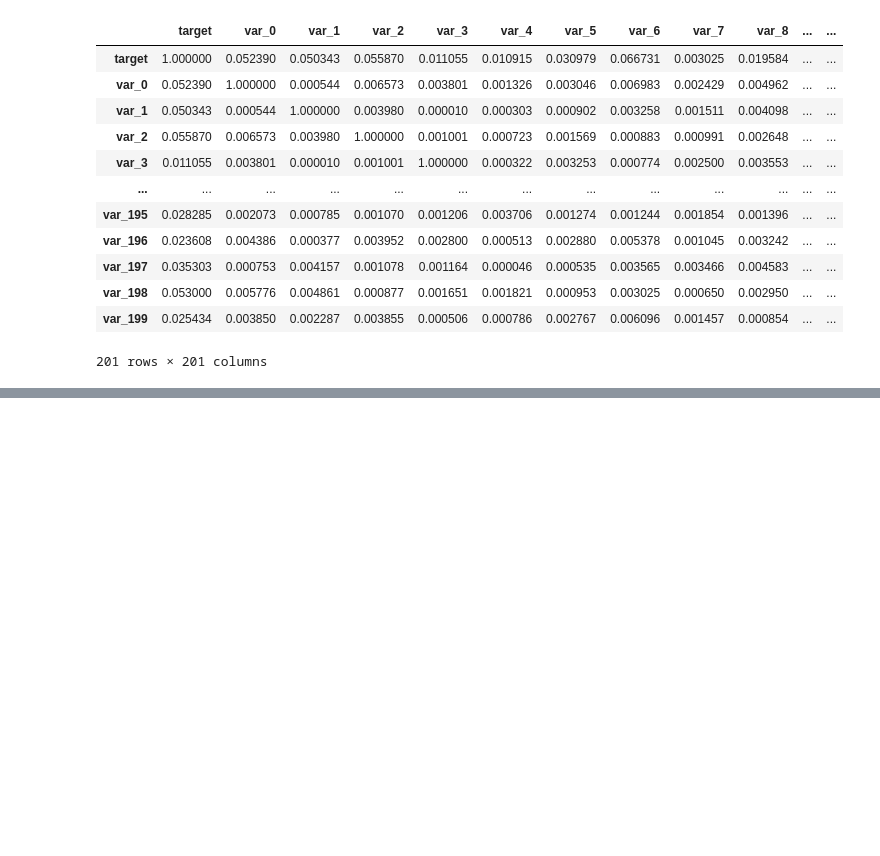
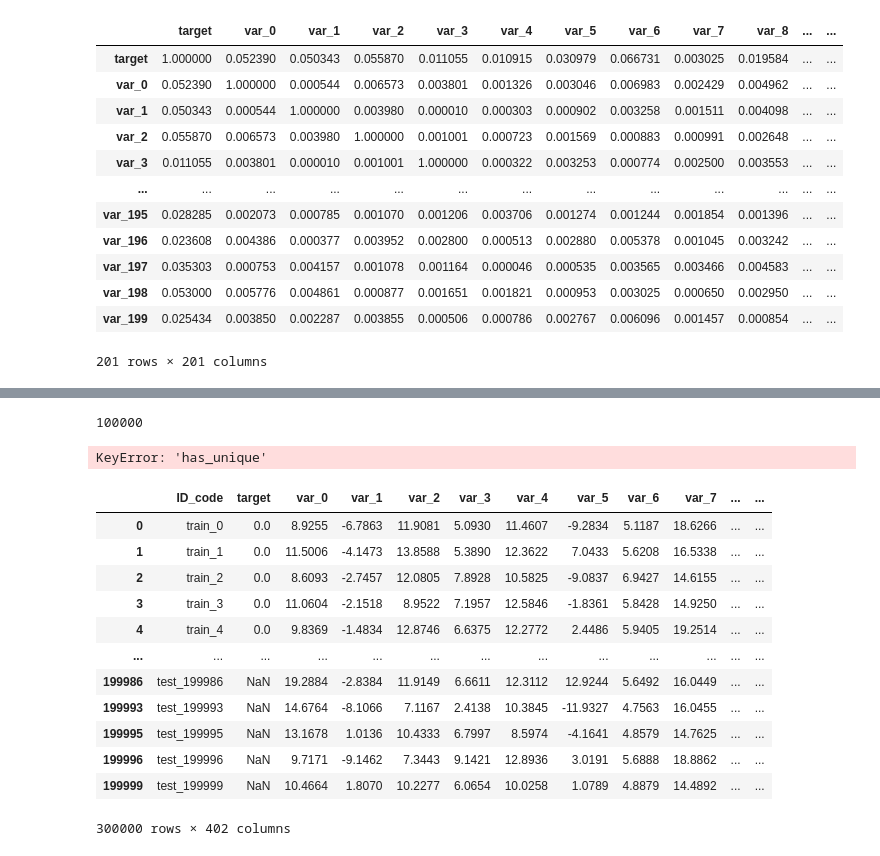
Before and after one commit to ErikLarssonDev/PyTorch, a Jupyter notebook: kaggle_santander_customer_transaction_prediction/kaggle_santander_customer_transaction_prediction.ipynb, the cells around one changed output, grey strips where cells are left out. Drawn from its saved outputs; the diff is of its cells as text; code cells hidden in the pictures; blank space fills up the shorter version.

```diff
--- a/kaggle_santander_customer_transaction_prediction/kaggle_santander_customer_transaction_prediction.ipynb
+++ b/kaggle_santander_customer_transaction_prediction/kaggle_santander_customer_transaction_prediction.ipynb
@@ -36,3 +37,12 @@ correlation_matrix # Low correlations
 | var_198 | 0.053000 | 0.005776 | 0.004861 | 0.000877 | 0.001651 | 0.001821 | 0.000953 | 0.003025 | 0.000650 | 0.002950 | ... | ... |
 | var_199 | 0.025434 | 0.003850 | 0.002287 | 0.003855 | 0.000506 | 0.000786 | 0.002767 | 0.006096 | 0.001457 | 0.000854 | ... | ... |
 201 rows × 201 columns
+# %%
+# Checking uniqueness of features, saw on forum that some test samples where just combinations of values from other rows
+col_names = [f'var_{i}' for i in range(200)]
+for col in tqdm(col_names):
+    count = test[col].value_counts()
+    uniques = count.index[count == 1]
+    test[col + "_u"] = test[col].isin(uniques)
+
+test["has_unique"] = test[[col + "_u" for col in col_names]].any(axis=1)
@@ -38,0 +64,31 @@ correlation_matrix # Low correlations
+# %%
+test["has_unique"].sum() # 100 000 real, rest fake
+# %% [output]
+100000
+# %%
+real_test = test.loc[test["has_unique"], ["ID_code"] + col_names]
+fake_test = test.loc[~test["has_unique"], ["ID_code"] + col_names]
+train_and_test = pd.concat([train, real_test], axis=0)
+# %% [output]
+KeyError: 'has_unique'
+# %%
+for col in tqdm(col_names):
+    count = train_and_test[col].value_counts().to_dict()
+    train_and_test[col + "_unique"] = train_and_test[col].apply(lambda x: 1 if count[x] == 1 else 0).values
+    fake_test[col + "_unique"] = 0
+# %%
+train_and_test
+# %% [output]
+|  | ID_code | target | var_0 | var_1 | var_2 | var_3 | var_4 | var_5 | var_6 | var_7 | ... | ... |
+| 0 | train_0 | 0.0 | 8.9255 | -6.7863 | 11.9081 | 5.0930 | 11.4607 | -9.2834 | 5.1187 | 18.6266 | ... | ... |
+| 1 | train_1 | 0.0 | 11.5006 | -4.1473 | 13.8588 | 5.3890 | 12.3622 | 7.0433 | 5.6208 | 16.5338 | ... | ... |
+| 2 | train_2 | 0.0 | 8.6093 | -2.7457 | 12.0805 | 7.8928 | 10.5825 | -9.0837 | 6.9427 | 14.6155 | ... | ... |
+| 3 | train_3 | 0.0 | 11.0604 | -2.1518 | 8.9522 | 7.1957 | 12.5846 | -1.8361 | 5.8428 | 14.9250 | ... | ... |
+| 4 | train_4 | 0.0 | 9.8369 | -1.4834 | 12.8746 | 6.6375 | 12.2772 | 2.4486 | 5.9405 | 19.2514 | ... | ... |
+| ... | ... | ... | ... | ... | ... | ... | ... | ... | ... | ... | ... | ... |
+| 199986 | test_199986 | NaN | 19.2884 | -2.8384 | 11.9149 | 6.6611 | 12.3112 | 12.9244 | 5.6492 | 16.0449 | ... | ... |
+| 199993 | test_199993 | NaN | 14.6764 | -8.1066 | 7.1167 | 2.4138 | 10.3845 | -11.9327 | 4.7563 | 16.0455 | ... | ... |
+| 199995 | test_199995 | NaN | 13.1678 | 1.0136 | 10.4333 | 6.7997 | 8.5974 | -4.1641 | 4.8579 | 14.7625 | ... | ... |
+| 199996 | test_199996 | NaN | 9.7171 | -9.1462 | 7.3443 | 9.1421 | 12.8936 | 3.0191 | 5.6888 | 18.8862 | ... | ... |
+| 199999 | test_199999 | NaN | 10.4664 | 1.8070 | 10.2277 | 6.0654 | 10.0258 | 1.0789 | 4.8879 | 14.4892 | ... | ... |
+300000 rows × 402 columns
```
Also changed, not shown: parts of 6 cells of this notebook, 4 other files.
